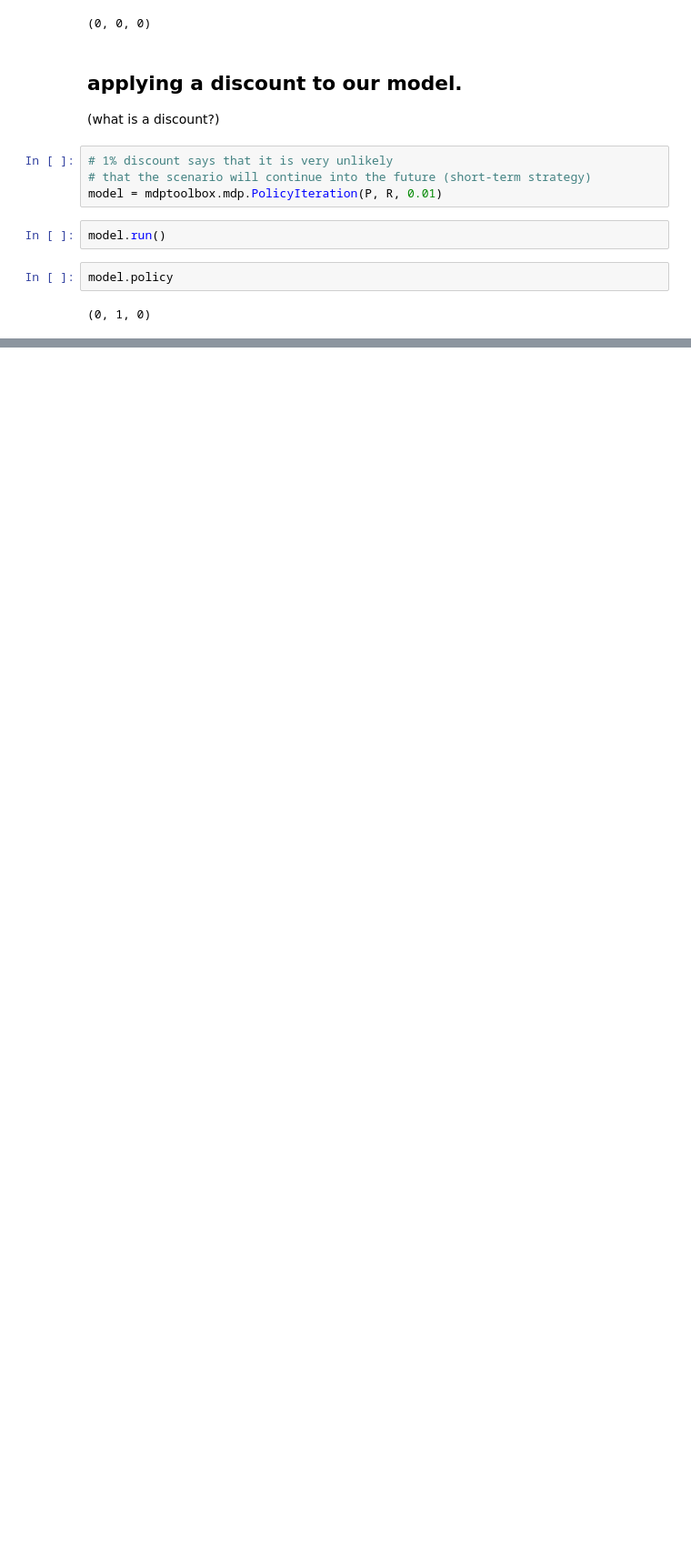
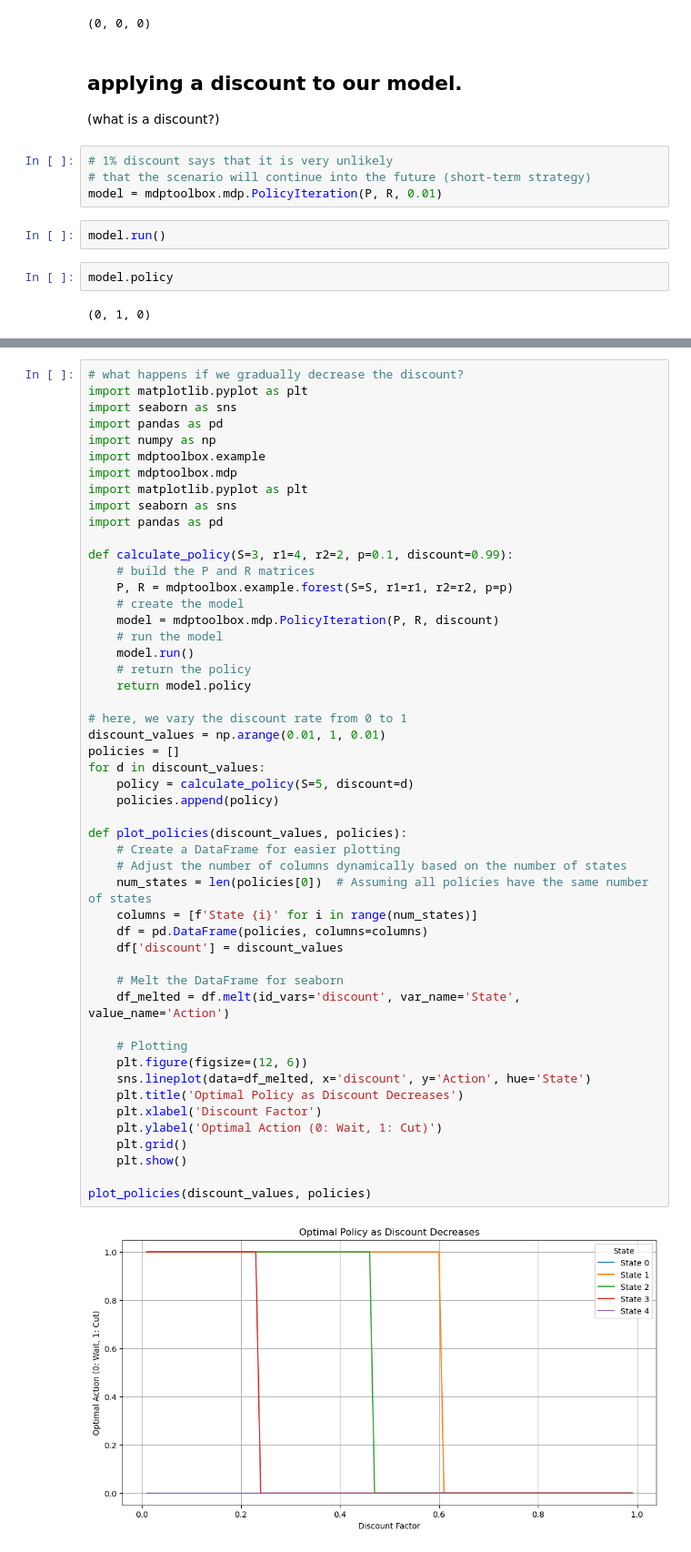
Before and after one commit to croppers/ml_classification_workshop, a Jupyter notebook: lesson_3/lesson_3_blank.ipynb, the cells around one changed output, grey strips where cells are left out. Shown: that part at 91% size. Saved outputs shown, nothing was run; the diff lists cells and outputs as text; blank space fills up the shorter version.

```diff
--- a/lesson_3/lesson_3_blank.ipynb
+++ b/lesson_3/lesson_3_blank.ipynb
@@ -115,0 +184,52 @@ model.policy
+# %%
+# what happens if we gradually decrease the discount?
+import matplotlib.pyplot as plt
+import seaborn as sns
+import pandas as pd
+import numpy as np
+import mdptoolbox.example
+import mdptoolbox.mdp
+import matplotlib.pyplot as plt
+import seaborn as sns
+import pandas as pd
+
+def calculate_policy(S=3, r1=4, r2=2, p=0.1, discount=0.99):
+    # build the P and R matrices
+    P, R = mdptoolbox.example.forest(S=S, r1=r1, r2=r2, p=p)
+    # create the model
+    model = mdptoolbox.mdp.PolicyIteration(P, R, discount)
+    # run the model
+    model.run()
+    # return the policy
+    return model.policy
+
+# here, we vary the discount rate from 0 to 1
+discount_values = np.arange(0.01, 1, 0.01)
+policies = []
+for d in discount_values:
+    policy = calculate_policy(S=5, discount=d)
+    policies.append(policy)
+
+def plot_policies(discount_values, policies):
+    # Create a DataFrame for easier plotting
+    # Adjust the number of columns dynamically based on the number of states
+    num_states = len(policies[0])  # Assuming all policies have the same number of states
+    columns = [f'State {i}' for i in range(num_states)]
+    df = pd.DataFrame(policies, columns=columns)
+    df['discount'] = discount_values
+
+    # Melt the DataFrame for seaborn
+    df_melted = df.melt(id_vars='discount', var_name='State', value_name='Action')
+
+    # Plotting
+    plt.figure(figsize=(12, 6))
+    sns.lineplot(data=df_melted, x='discount', y='Action', hue='State')
+    plt.title('Optimal Policy as Discount Decreases')
+    plt.xlabel('Discount Factor')
+    plt.ylabel('Optimal Action (0: Wait, 1: Cut)')
+    plt.grid()
+    plt.show()
+
+plot_policies(discount_values, policies)
+# %% [output]
+[figure, added]
```
Also changed, not shown: parts of 3 cells of this notebook, 1 other file.
